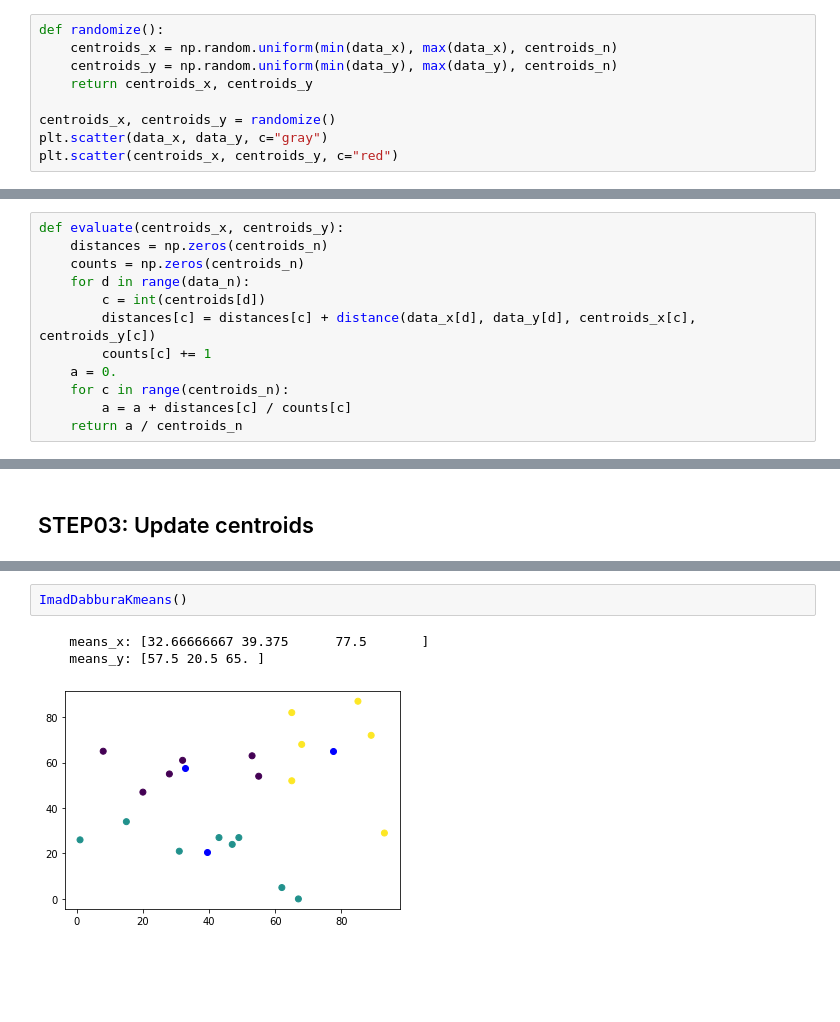
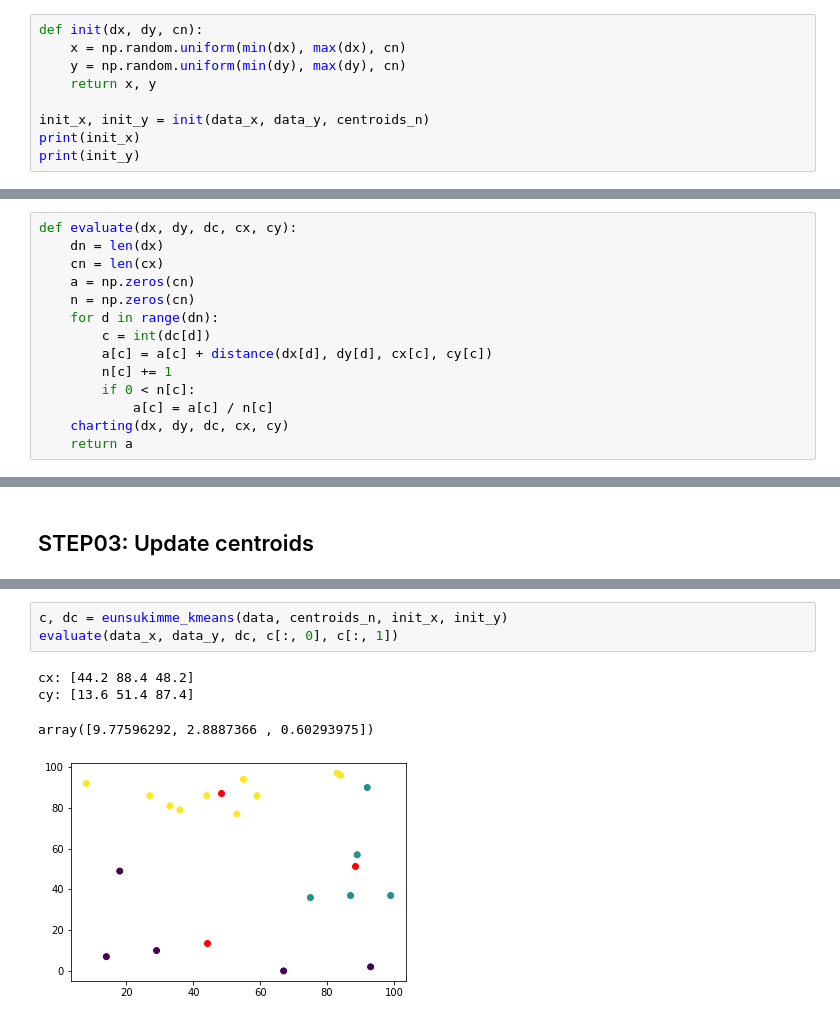
Before and after one commit to zzerross/algorithm, a Jupyter notebook: clustering/kmeans/python/KMeans.ipynb, the cells around one changed output, grey strips where cells are left out. Cells and saved outputs as stored; diff of their text form; blank space fills up the shorter version.

```diff
--- a/clustering/kmeans/python/KMeans.ipynb
+++ b/clustering/kmeans/python/KMeans.ipynb
@@ -86,12 +64,12 @@ array([[77.5       , 65.        ],
 # %% [markdown]
 ## STEP01: Place k random centroids
 # %%
-def randomize():
-    centroids_x = np.random.uniform(min(data_x), max(data_x), centroids_n)
-    centroids_y = np.random.uniform(min(data_y), max(data_y), centroids_n)
-    return centroids_x, centroids_y
+def init(dx, dy, cn):
+    x = np.random.uniform(min(dx), max(dx), cn)
+    y = np.random.uniform(min(dy), max(dy), cn)
+    return x, y
 
-centroids_x, centroids_y = randomize()
-plt.scatter(data_x, data_y, c="gray")
-plt.scatter(centroids_x, centroids_y, c="red")
+init_x, init_y = init(data_x, data_y, centroids_n)
+print(init_x)
+print(init_y)
 # %% [output]
@@ -109,13 +89,15 @@ def error(old_x, old_y, new_x, new_y):
 # %%
-def evaluate(centroids_x, centroids_y):
-    distances = np.zeros(centroids_n)
-    counts = np.zeros(centroids_n)
-    for d in range(data_n):
-        c = int(centroids[d])
-        distances[c] = distances[c] + distance(data_x[d], data_y[d], centroids_x[c], centroids_y[c])
-        counts[c] += 1
-    a = 0.
-    for c in range(centroids_n):
-        a = a + distances[c] / counts[c]
-    return a / centroids_n
+def evaluate(dx, dy, dc, cx, cy):
+    dn = len(dx)
+    cn = len(cx)
+    a = np.zeros(cn)
+    n = np.zeros(cn)
+    for d in range(dn):
+        c = int(dc[d])
+        a[c] = a[c] + distance(dx[d], dy[d], cx[c], cy[c])
+        n[c] += 1
+        if 0 < n[c]:
+            a[c] = a[c] / n[c]
+    charting(dx, dy, dc, cx, cy)
+    return a
 # %%
@@ -197,6 +154,8 @@ sklean_kmeans()
-# %%
-ImadDabburaKmeans()
-# %% [output]
-    means_x: [32.66666667 39.375      77.5       ]
-    means_y: [57.5 20.5 65. ]
-[figure, removed]
+# %%
+c, dc = eunsukimme_kmeans(data, centroids_n, init_x, init_y)
+evaluate(data_x, data_y, dc, c[:, 0], c[:, 1])
+# %% [output]
+cx: [44.2 88.4 48.2]
+cy: [13.6 51.4 87.4]
+array([9.77596292, 2.8887366 , 0.60293975])
+[figure, added]
```
Also changed, not shown: parts of 20 cells of this notebook, 2 other files.
